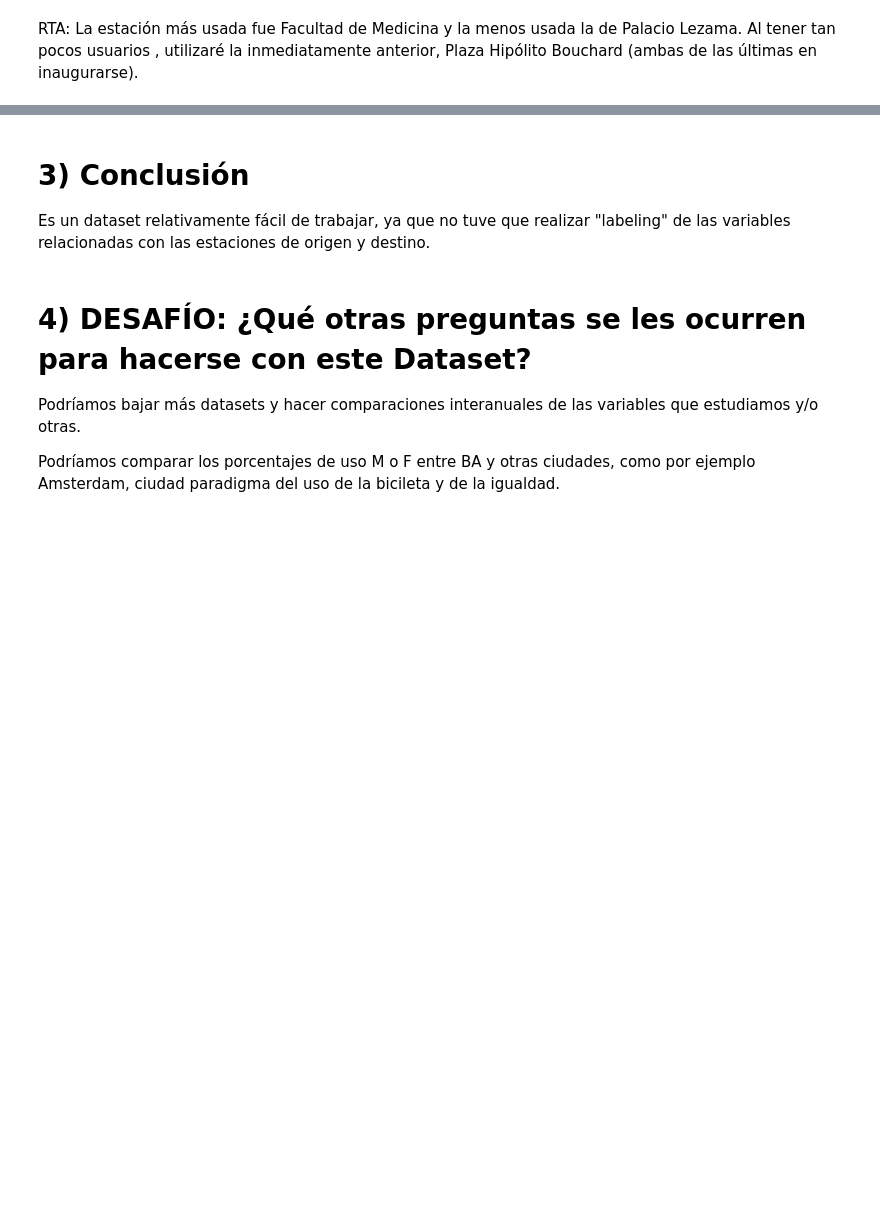
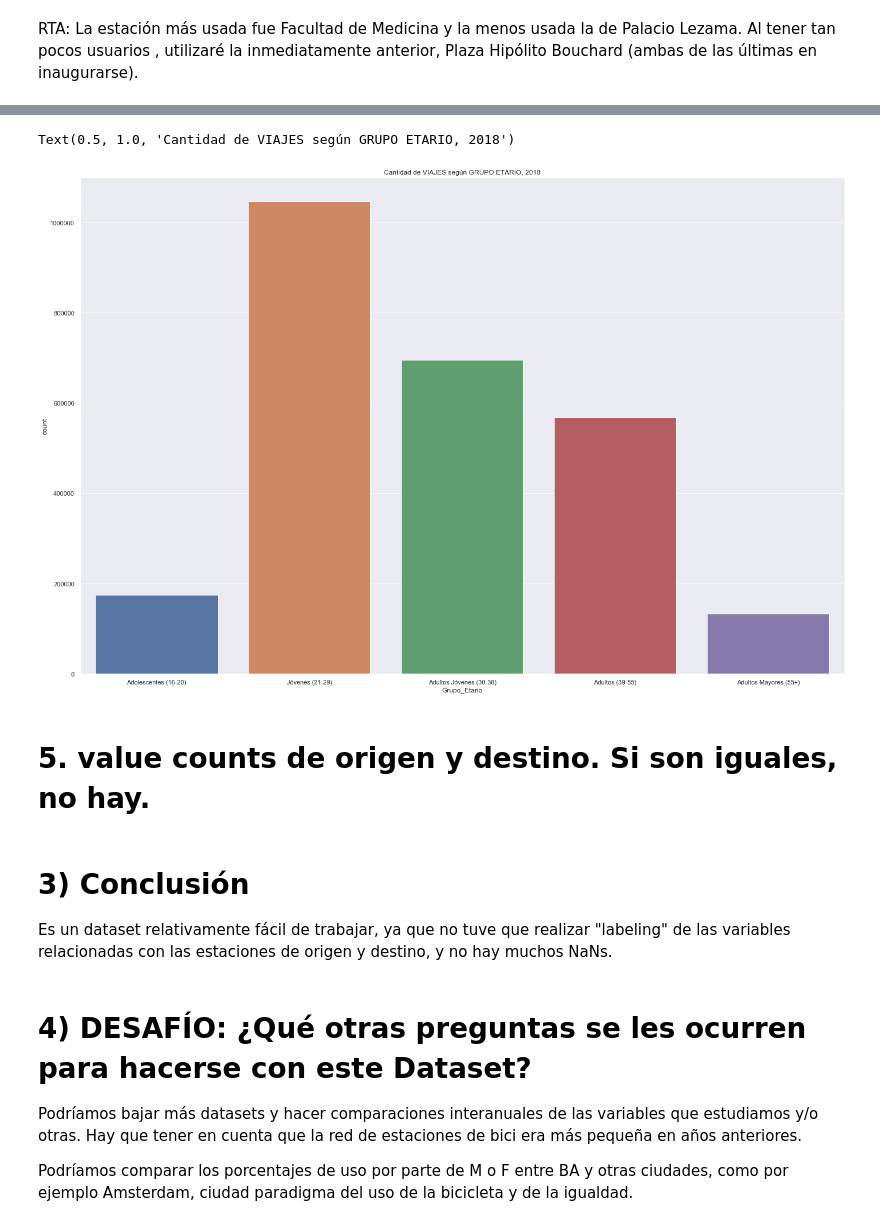
Before and after one commit to fpaterson/Acamica-Data-Science, a Jupyter notebook: Presentación personal/Presentación personal, dataset bicis.ipynb, the cells around one changed output, grey strips where cells are left out. Drawn from its saved outputs; the diff is of its cells as text; code cells hidden in the pictures; blank space fills up the shorter version.

```diff
--- a/Presentación personal/Presentación personal, dataset bicis.ipynb
+++ b/Presentación personal/Presentación personal, dataset bicis.ipynb
@@ -206,0 +219,5 @@ sns.distplot(df["bici_edad"])
+# %%
+bins = [16, 20, 29, 38, 55, 100] #incluye al segundo número y por encima de él entra en el otro grupo
+nombres_grupo = ["Adolescentes (16-20)", "Jóvenes (21-29)", "Adultos Jóvenes (30-38)", "Adultos (39-55)", "Adultos Mayores (55+)"]
+df["Grupo_Etario"] = pd.cut(df["bici_edad"], bins, labels= nombres_grupo)
+df
@@ -207,8 +238,16 @@ sns.distplot(df["bici_edad"])
+# %%
+sns.set(style="darkgrid")
+sns.countplot("Grupo_Etario", data=df).set_title("Cantidad de VIAJES según GRUPO ETARIO, 2018")
+# %% [output]
+Text(0.5, 1.0, 'Cantidad de VIAJES según GRUPO ETARIO, 2018')
+[figure, added]
+# %% [markdown]
+# 5. value counts de origen y destino. Si son iguales, no hay.
 # %% [markdown]
 # 3) Conclusión
-Es un dataset relativamente fácil de trabajar, ya que no tuve que realizar "labeling" de las variables relacionadas con las estaciones de origen y destino.
+Es un dataset relativamente fácil de trabajar, ya que no tuve que realizar "labeling" de las variables relacionadas con las estaciones de origen y destino, y no hay muchos NaNs.
 # %% [markdown]
 # 4) DESAFÍO: ¿Qué otras preguntas se les ocurren para hacerse con este Dataset?
-Podríamos bajar más datasets y hacer comparaciones interanuales de las variables que estudiamos y/o otras.
+Podríamos bajar más datasets y hacer comparaciones interanuales de las variables que estudiamos y/o otras. Hay que tener en cuenta que la red  de estaciones de bici era más pequeña en años anteriores.
 
-Podríamos comparar los porcentajes de uso M o F entre BA y otras ciudades, como por ejemplo Amsterdam, ciudad paradigma del uso de la bicileta y de la igualdad.
+Podríamos comparar los porcentajes de uso por parte de M o F entre BA y otras ciudades, como por ejemplo Amsterdam, ciudad paradigma del uso de la bicicleta y de la igualdad.
```
Also changed, not shown: parts of 18 cells of this notebook.
